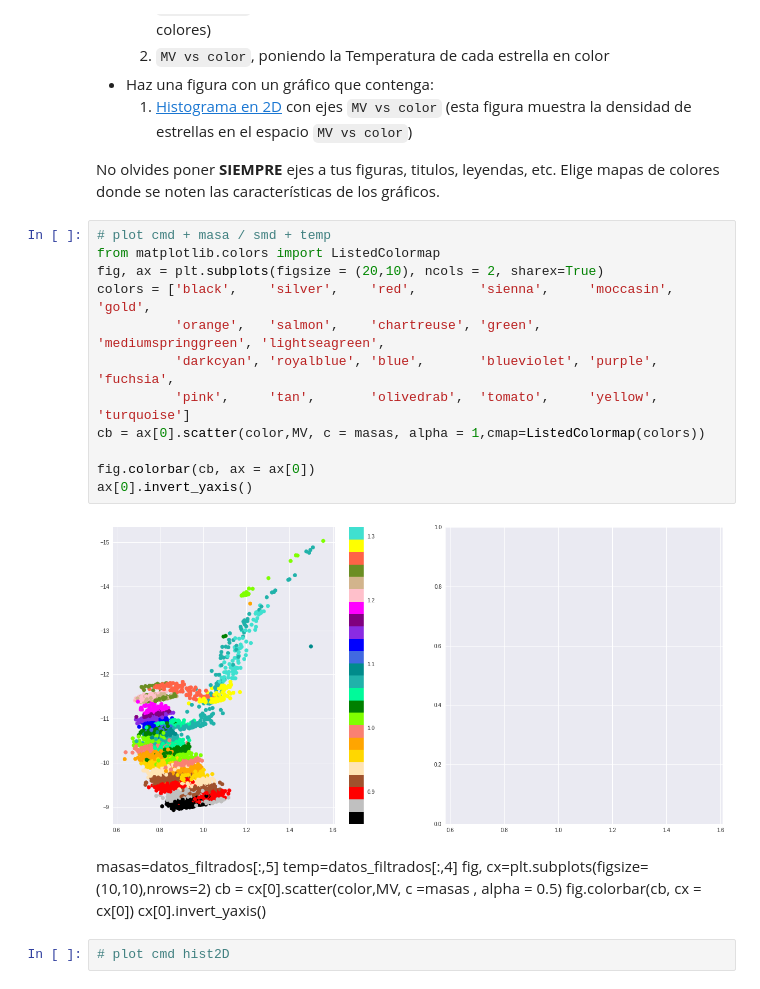
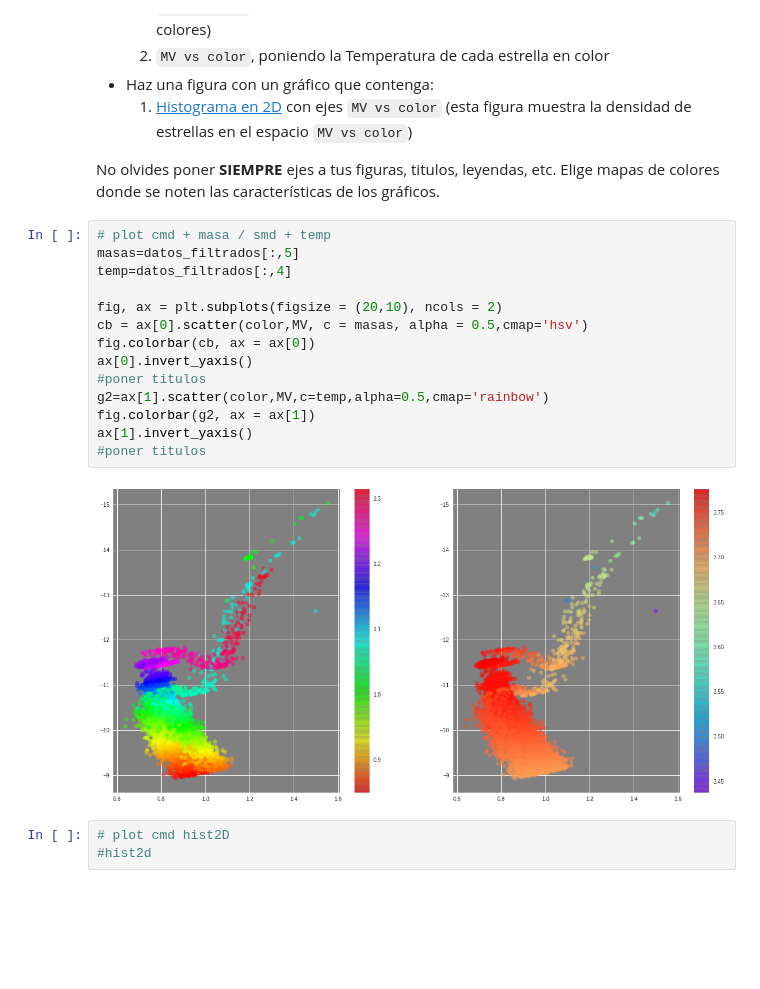
Before and after one commit to SantiagoRios21/minitarea2, a Jupyter notebook: minitarea2.ipynb, the cells around one changed output. Cells and saved outputs as stored; diff of their text form; blank space fills up the shorter version.

```diff
--- a/minitarea2.ipynb
+++ b/minitarea2.ipynb
@@ -164,24 +165,20 @@ Ahora crearemos gráficos con un poco más de información en color.
 No olvides poner **SIEMPRE** ejes a tus figuras, titulos, leyendas, etc. Elige mapas de colores donde se noten las características de los gráficos.
 # %%
 # plot cmd + masa / smd + temp
-from matplotlib.colors import ListedColormap
-fig, ax = plt.subplots(figsize = (20,10), ncols = 2, sharex=True)
-colors = ['black',    'silver',    'red',        'sienna',     'moccasin',          'gold',
-          'orange',   'salmon',    'chartreuse', 'green',      'mediumspringgreen', 'lightseagreen',
-          'darkcyan', 'royalblue', 'blue',       'blueviolet', 'purple',            'fuchsia',
-          'pink',     'tan',       'olivedrab',  'tomato',     'yellow',            'turquoise']
-cb = ax[0].scatter(color,MV, c = masas, alpha = 1,cmap=ListedColormap(colors))
+masas=datos_filtrados[:,5]
+temp=datos_filtrados[:,4]
 
+fig, ax = plt.subplots(figsize = (20,10), ncols = 2)
+cb = ax[0].scatter(color,MV, c = masas, alpha = 0.5,cmap='hsv')
 fig.colorbar(cb, ax = ax[0])
 ax[0].invert_yaxis()
+#poner titulos
+g2=ax[1].scatter(color,MV,c=temp,alpha=0.5,cmap='rainbow')
+fig.colorbar(g2, ax = ax[1])
+ax[1].invert_yaxis()
+#poner titulos
 # %% [output]
-[figure, old version]
+[figure, new version]
-# %% [markdown]
-masas=datos_filtrados[:,5]
-temp=datos_filtrados[:,4]
-fig, cx=plt.subplots(figsize=(10,10),nrows=2)
-cb = cx[0].scatter(color,MV, c =masas , alpha = 0.5)
-fig.colorbar(cb, cx = cx[0])
-cx[0].invert_yaxis()
 # %%
 # plot cmd hist2D
+#hist2d
```
Also changed, not shown: parts of 1 cell of this notebook.
